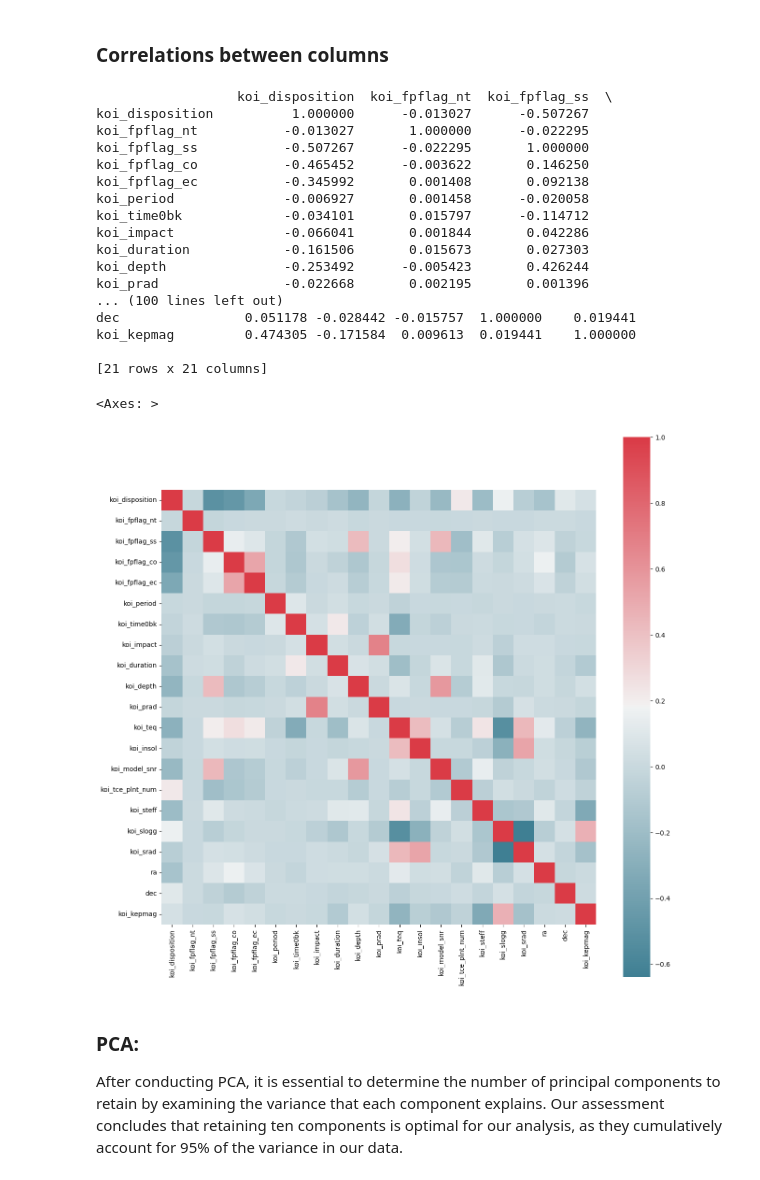
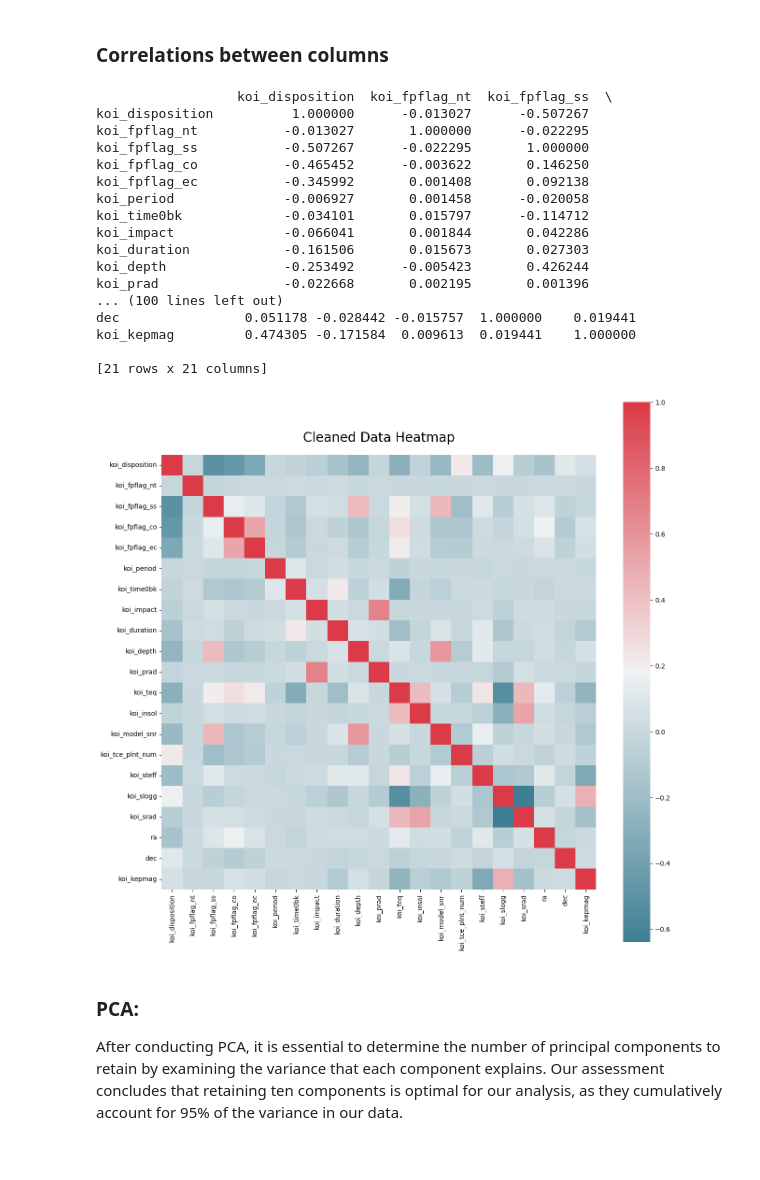
Before and after one commit to logancorrea/COMP-5360---Final-Project, a Jupyter notebook: PCA.ipynb, the cells around one changed output. Saved outputs shown, nothing was run; the diff lists cells and outputs as text; code cells hidden in the pictures.

```diff
--- a/PCA.ipynb
+++ b/PCA.ipynb
@@ -87,28 +87,33 @@ memory usage: 1.5 MB
 # %%
 # Building a correlation matrix
 corr = df_filtered.corr()
 print(corr)
 # Plotting the correlation matrix
 f, ax = plt.subplots(figsize=(15, 15))
 sns.heatmap(corr, mask=np.zeros_like(corr, dtype=bool), cmap=sns.diverging_palette(220, 10, as_cmap=True),
             square=True, ax=ax)
+ax.set_title('Cleaned Data Heatmap', fontsize=20, pad=20)
+plt.show()
+
+# Pairplot
+sns.pairplot(df_filtered, hue='koi_disposition')
+plt.show()
 # %% [output]
                   koi_disposition  koi_fpflag_nt  koi_fpflag_ss  \
 koi_disposition          1.000000      -0.013027      -0.507267
 koi_fpflag_nt           -0.013027       1.000000      -0.022295
 koi_fpflag_ss           -0.507267      -0.022295       1.000000
 koi_fpflag_co           -0.465452      -0.003622       0.146250
 koi_fpflag_ec           -0.345992       0.001408       0.092138
 koi_period              -0.006927       0.001458      -0.020058
 koi_time0bk             -0.034101       0.015797      -0.114712
 koi_impact              -0.066041       0.001844       0.042286
 koi_duration            -0.161506       0.015673       0.027303
 koi_depth               -0.253492      -0.005423       0.426244
 koi_prad                -0.022668       0.002195       0.001396
 ... (100 lines left out)
 dec                0.051178 -0.028442 -0.015757  1.000000    0.019441
 koi_kepmag         0.474305 -0.171584  0.009613  0.019441    1.000000
 
 [21 rows x 21 columns]
-<Axes: >
-[figure, old version]
+[figure, new version]
```
Also changed, not shown: parts of 4 cells of this notebook.
